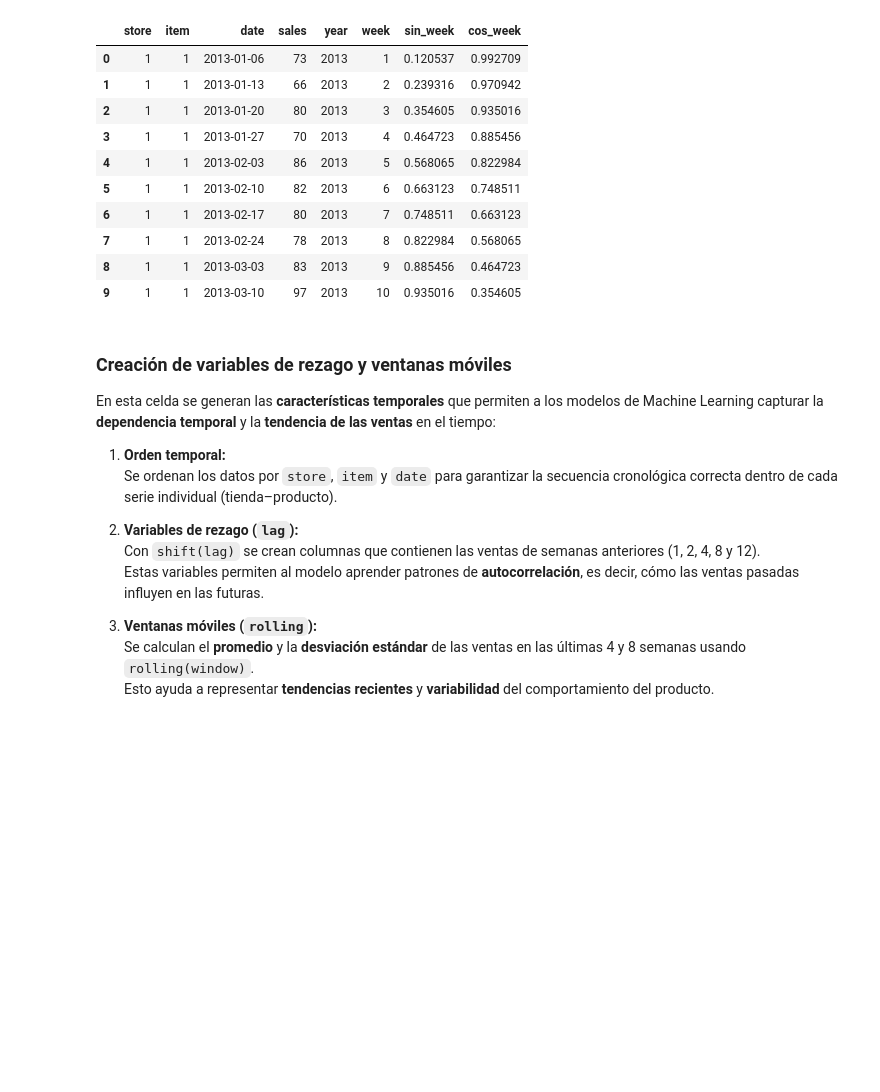
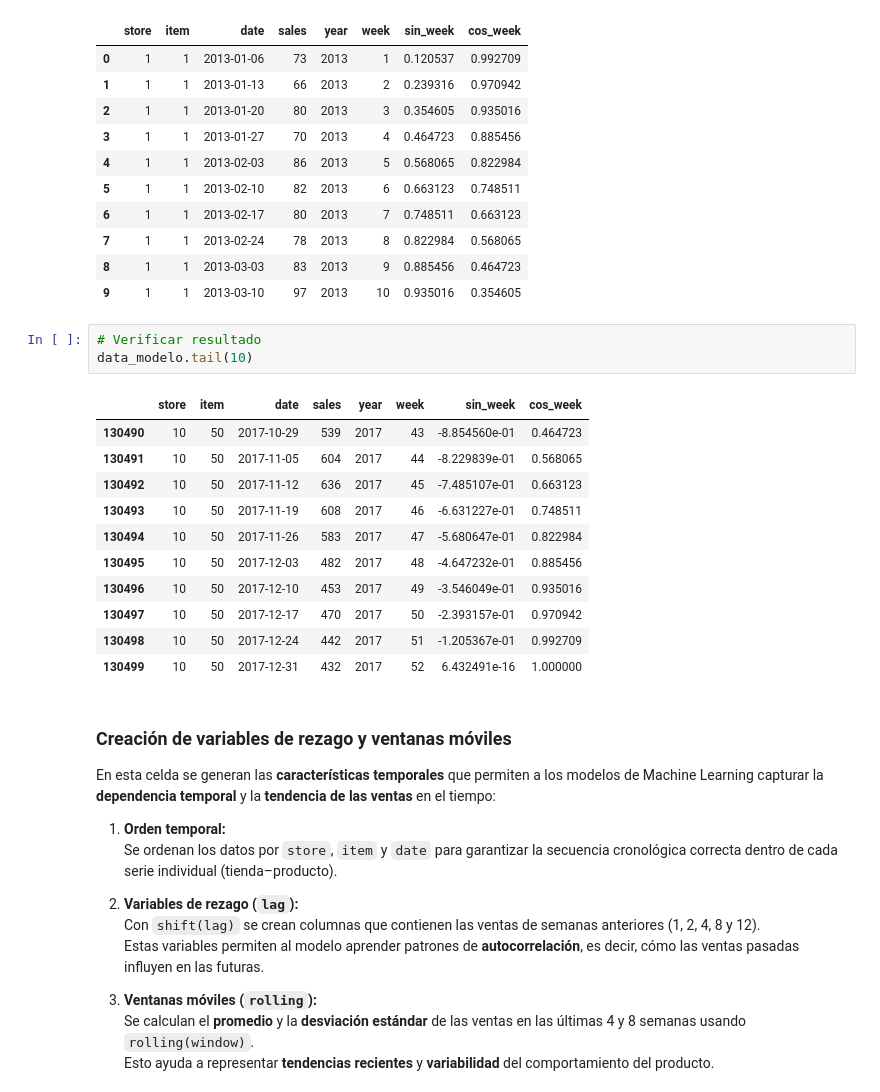
Before and after one commit to LeStark/Cursos, a Jupyter notebook: 02 - IA4SC/Notebook 6 Uso de algoritmos de machine learning para predicción de demanda.ipynb, the cells around one changed output. Cells and saved outputs as stored; diff of their text form; blank space fills up the shorter version.

```diff
--- a/02 - IA4SC/Notebook 6 Uso de algoritmos de machine learning para predicción de demanda.ipynb
+++ b/02 - IA4SC/Notebook 6 Uso de algoritmos de machine learning para predicción de demanda.ipynb
@@ -401,6 +404,21 @@ data_modelo.head(10)
 | 7 | 1 | 1 | 2013-02-24 | 78 | 2013 | 8 | 0.822984 | 0.568065 |
 | 8 | 1 | 1 | 2013-03-03 | 83 | 2013 | 9 | 0.885456 | 0.464723 |
 | 9 | 1 | 1 | 2013-03-10 | 97 | 2013 | 10 | 0.935016 | 0.354605 |
+# %%
+# Verificar resultado
+data_modelo.tail(10)
+# %% [output]
+|  | store | item | date | sales | year | week | sin_week | cos_week |
+| 130490 | 10 | 50 | 2017-10-29 | 539 | 2017 | 43 | -8.854560e-01 | 0.464723 |
+| 130491 | 10 | 50 | 2017-11-05 | 604 | 2017 | 44 | -8.229839e-01 | 0.568065 |
+| 130492 | 10 | 50 | 2017-11-12 | 636 | 2017 | 45 | -7.485107e-01 | 0.663123 |
+| 130493 | 10 | 50 | 2017-11-19 | 608 | 2017 | 46 | -6.631227e-01 | 0.748511 |
+| 130494 | 10 | 50 | 2017-11-26 | 583 | 2017 | 47 | -5.680647e-01 | 0.822984 |
+| 130495 | 10 | 50 | 2017-12-03 | 482 | 2017 | 48 | -4.647232e-01 | 0.885456 |
+| 130496 | 10 | 50 | 2017-12-10 | 453 | 2017 | 49 | -3.546049e-01 | 0.935016 |
+| 130497 | 10 | 50 | 2017-12-17 | 470 | 2017 | 50 | -2.393157e-01 | 0.970942 |
+| 130498 | 10 | 50 | 2017-12-24 | 442 | 2017 | 51 | -1.205367e-01 | 0.992709 |
+| 130499 | 10 | 50 | 2017-12-31 | 432 | 2017 | 52 | 6.432491e-16 | 1.000000 |
 # %% [markdown]
 ###  Creación de variables de rezago y ventanas móviles
 
```
Also changed, not shown: parts of 16 cells of this notebook, 2 other files.
